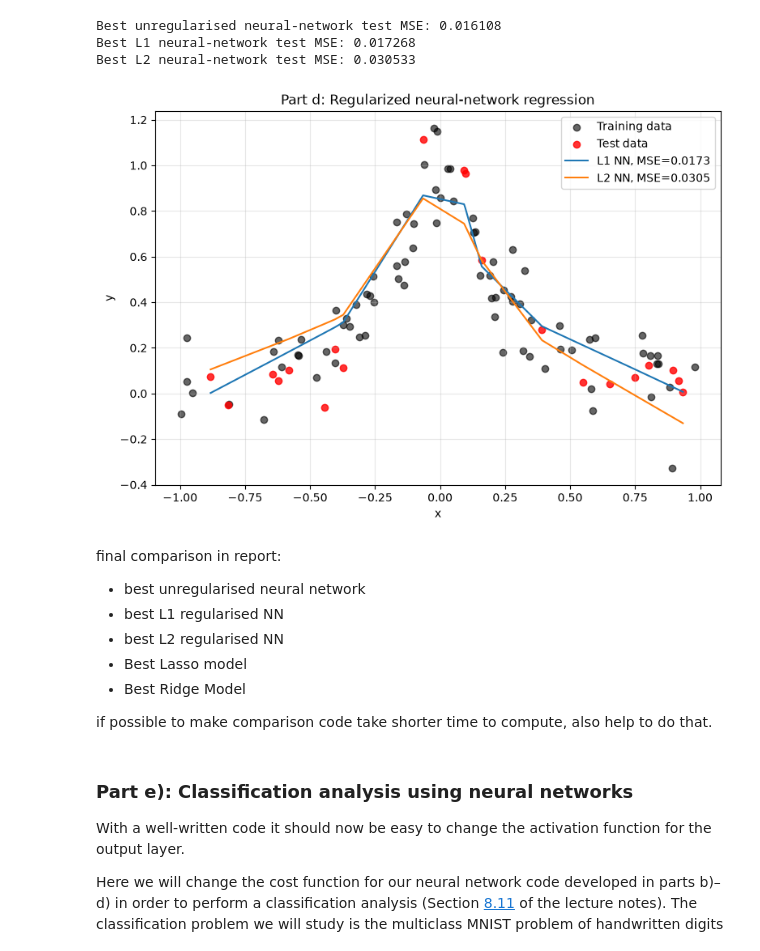
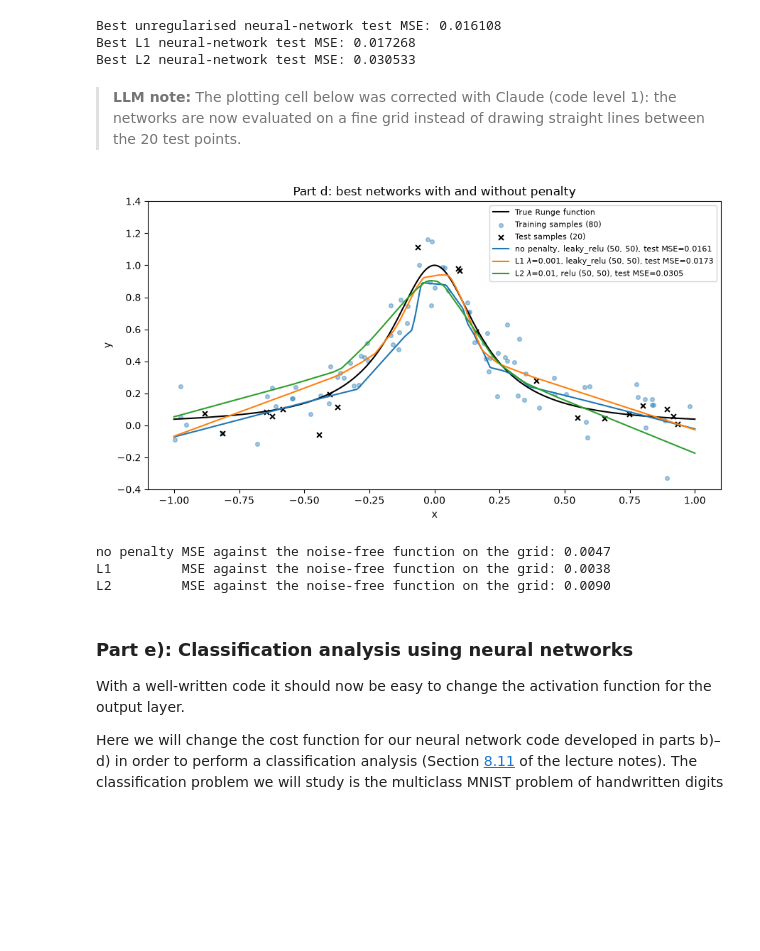
Before and after one commit to AmandaRaeJ16/FYS-STK4155-Project2, a Jupyter notebook: Code/Project2.ipynb, the cells around one changed output. Saved outputs shown, nothing was run; the diff lists cells and outputs as text; code cells hidden in the pictures; blank space fills up the shorter version.

```diff
--- a/Code/Project2.ipynb
+++ b/Code/Project2.ipynb
@@ -1107,58 +1122,33 @@ print(f"Best L2 neural-network test MSE: {l2_test_mse:.6f}")
 Best unregularised neural-network test MSE: 0.016108
 Best L1 neural-network test MSE: 0.017268
 Best L2 neural-network test MSE: 0.030533
+# %% [markdown]
+> **LLM note:** The plotting cell below was corrected with Claude (code level 1): the networks are now evaluated on a fine grid instead of drawing straight lines between the 20 test points.
 # %%
-order = np.argsort(X_test[:, 0])
+# Fits of the best unpenalized, L1 and L2 networks of the part d grid (seed 42), evaluated on
+# a fine grid of 400 points (Figure 10 of the report)
+plt.figure(figsize=(9, 5))
+plt.plot(x_grid, f_true, color='black', label='True Runge function')
+plt.scatter(X_train_all[:, 0], y_train_all.ravel(), s=17, alpha=.4, label='Training samples (80)')
+plt.scatter(X_test[:, 0], y_test.ravel(), s=25, marker='x', color='k', label='Test samples (20)')
+for net, lab, mse in [(best_none_net, f'no penalty, {best_none.activation} {best_none.arch}', none_test_mse),
+                      (best_l1_net, f'L1 $\\lambda$={best_l1["lambda"]:g}, {best_l1.activation} {best_l1.arch}', l1_test_mse),
+                      (best_l2_net, f'L2 $\\lambda$={best_l2["lambda"]:g}, {best_l2.activation} {best_l2.arch}', l2_test_mse)]:
+    plt.plot(x_grid, nn_curve(net), label=f'{lab}, test MSE={mse:.4f}')
+plt.ylim(-0.4, 1.4)
+plt.xlabel('x'); plt.ylabel('y'); plt.title('Part d: best networks with and without penalty')
+plt.legend(fontsize=8)
+plt.tight_layout()
+plt.savefig('figures/fig_part_d_fits.png', dpi=300)
+plt.show()
 
-plt.figure(figsize=(9, 6))
-
-plt.scatter(
-    X_train_all[:, 0],
-    y_train_all.ravel(),
-    color="black",
-    alpha=0.6,
-    label="Training data",
-)
-
-plt.scatter(
-    X_test[:, 0],
-    y_test.ravel(),
-    color="red",
-    alpha=0.8,
-    label="Test data",
-)
-
-plt.plot(
-    X_test[order, 0],
-    l1_prediction.ravel()[order],
-    label=f"L1 NN, MSE={l1_test_mse:.4f}",
-)
-
-plt.plot(
-    X_test[order, 0],
-    l2_prediction.ravel()[order],
-    label=f"L2 NN, MSE={l2_test_mse:.4f}",
-)
-
-plt.xlabel("x")
-plt.ylabel("y")
-plt.title("Part d: Regularized neural-network regression")
-plt.legend()
-plt.grid(alpha=0.3)
-plt.savefig("figures/fig_part_d_fits.png", dpi=300)
-plt.show()
+for net, lab in [(best_none_net, 'no penalty'), (best_l1_net, 'L1'), (best_l2_net, 'L2')]:
+    print(f'{lab:10s} MSE against the noise-free function on the grid: {mean_squared_error(f_true, nn_curve(net)):.4f}')
 # %% [output]
-[figure, old version]
+[figure, new version]
+no penalty MSE against the noise-free function on the grid: 0.0047
+L1         MSE against the noise-free function on the grid: 0.0038
+L2         MSE against the noise-free function on the grid: 0.0090
-# %% [markdown]
-final comparison in report:
-- best unregularised neural network
-- best L1 regularised NN
-- best L2 regularised NN
-- Best Lasso model
-- Best Ridge Model
-
-
-if possible to make comparison code take shorter time to compute, also help to do that.
 # %% [markdown]
 ### Part e): Classification analysis using neural networks
 
```
Also changed, not shown: parts of 29 cells of this notebook, 23 other files.
